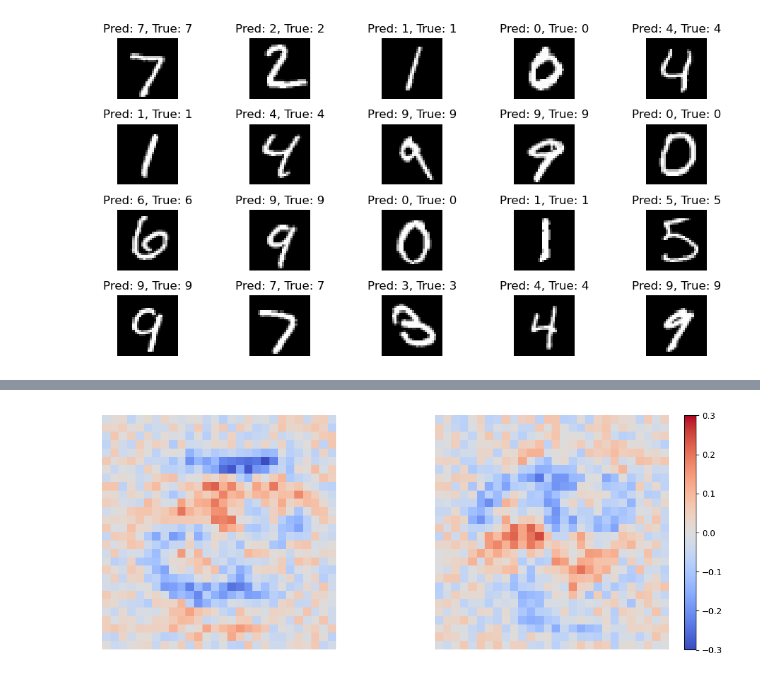
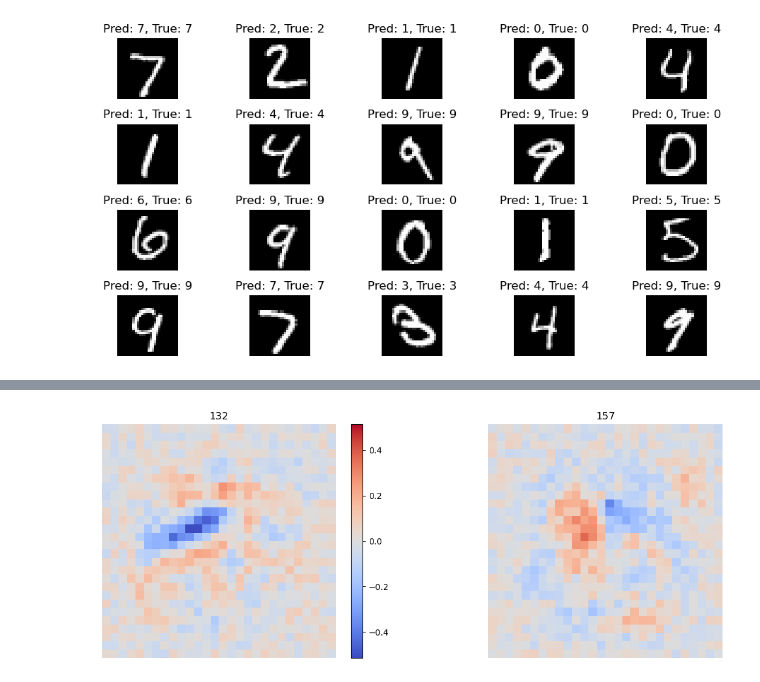
Before and after one commit to mairihallman/BackpropaGators, a Jupyter notebook: 1-9.ipynb, the cells around one changed output, grey strips where cells are left out. Cells and saved outputs as stored; diff of their text form; code cells hidden in the pictures.

Commit message:
computed output weights for chosen hidden neurons

```diff
--- a/1-9.ipynb
+++ b/1-9.ipynb
@@ -160,16 +169,23 @@ weights = model.layers[1].weights[0]
+# %%
+interesting_w = [132, 157]
+# %%
+interesting_values = [np.reshape(weights[:, interesting_w[0]], 28*28), np.reshape(weights[:, interesting_w[1]], 28*28)]
+interesting_values = np.reshape(interesting_values, 2*28*28)
+interesting_limit = max([abs(min(interesting_values)), abs(max(interesting_values))]) # for obtaining a colour bar centred at zero
 # %%
 plt.figure(figsize=(14, 5))
-interesting_w = [7, 63]
 
 plt.subplot(1, 2, 1)
-plt.imshow(np.reshape(weights[:, interesting_w[0]], (28, 28)), cmap='coolwarm', vmin = -0.3, vmax = 0.3)
-plt.axis('off')
-
-plt.subplot(1, 2, 2)
-plt.imshow(np.reshape(weights[:, interesting_w[1]], (28, 28)), cmap='coolwarm', vmin = -0.3, vmax = 0.3)
+plt.imshow(np.reshape(weights[:, interesting_w[0]], (28, 28)), cmap='coolwarm', vmin = -interesting_limit, vmax = interesting_limit)
+plt.title(interesting_w[0])
 plt.axis('off')
 plt.colorbar()
 
+plt.subplot(1, 2, 2)
+plt.imshow(np.reshape(weights[:, interesting_w[1]], (28, 28)), cmap='coolwarm', vmin = -interesting_limit, vmax = interesting_limit)
+plt.axis('off')
+plt.title(interesting_w[1])
+
 plt.show()
 # %% [output]
-[figure, old version]
+[figure, new version]
```
Also changed, not shown: parts of 11 cells of this notebook.
